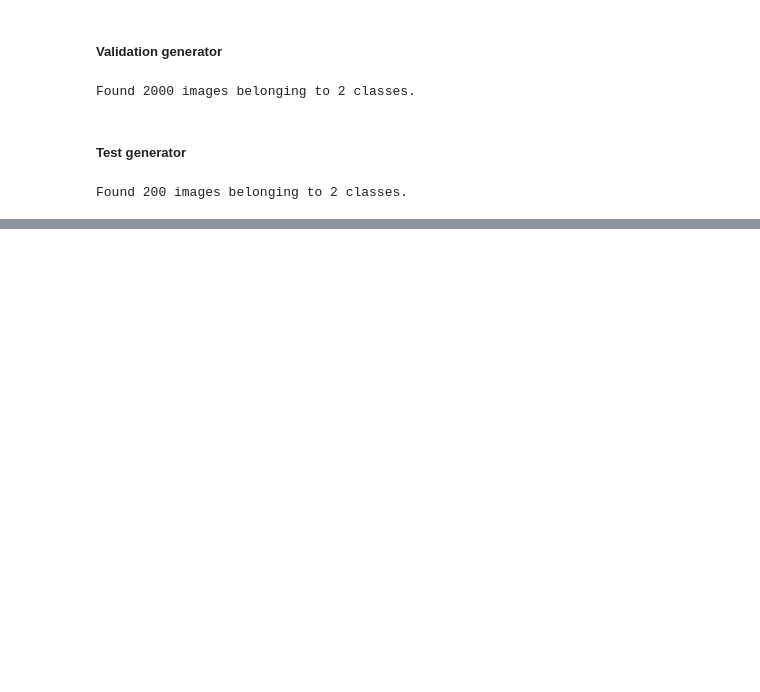
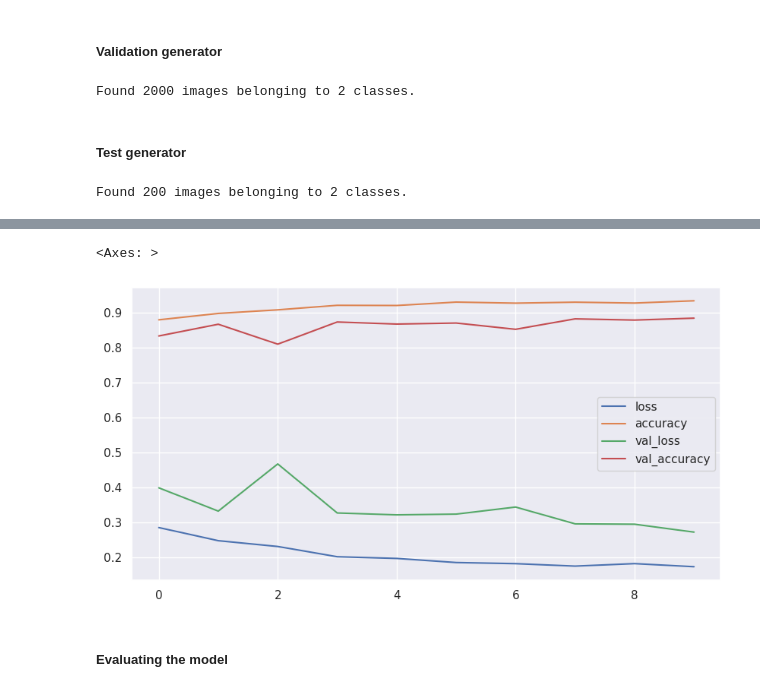
Before and after one commit to harsh-save/chestXray, a Jupyter notebook: 2_Model_building.ipynb, the cells around one changed output, grey strips where cells are left out. Saved outputs shown, nothing was run; the diff lists cells and outputs as text; code cells hidden in the pictures; blank space fills up the shorter version.

```diff
--- a/2_Model_building.ipynb
+++ b/2_Model_building.ipynb
@@ -145,0 +224,8 @@ Found 200 images belonging to 2 classes.
+# %%
+feature_extractor = MobileNetV2(
+    input_shape = (200, 200, 3),
+    weights = 'imagenet',
+    include_top = False,
+    pooling = 'avg'
+)
+feature_extractor.trainable = False
@@ -145,0 +253,18 @@ Found 200 images belonging to 2 classes.
+# %%
+inputs = feature_extractor.input
+x = Dense(128, activation = 'relu')(feature_extractor.output)
+x = Dense(128, activation = 'relu')(x)
+outputs = Dense(1, activation = 'sigmoid')(x)
+model = Model(inputs = inputs, outputs = outputs)
+# %%
+model.compile(
+    optimizer = 'adam',
+    loss = 'binary_crossentropy',
+    metrics = ['accuracy']
+)
+# %%
+history = model.fit(
+    train_generator,
+    validation_data = validation_generator,
+    epochs = 10
+)
@@ -145,0 +301,7 @@ Found 200 images belonging to 2 classes.
+# %%
+pd.DataFrame(history.history).plot(figsize=(10,5))
+# %% [output]
+<Axes: >
+[figure, added]
+# %% [markdown]
+##### Evaluating the model
```
Also changed, not shown: parts of 29 cells of this notebook, 1 other file.
